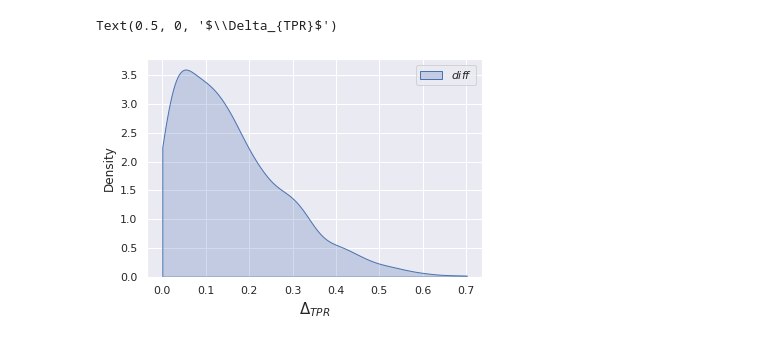
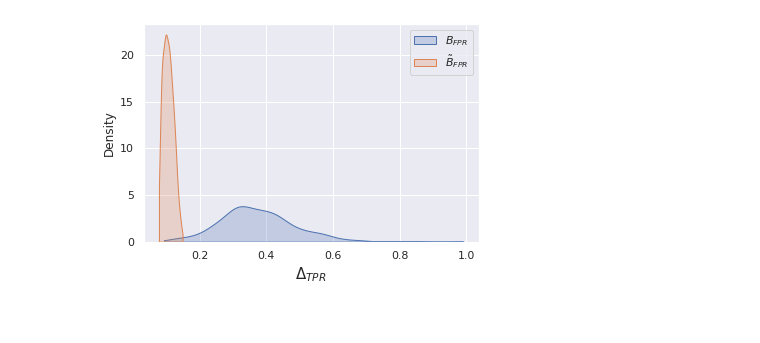
Before and after one commit to beepulbharti/fairness_project, a Jupyter notebook: Experiments/new_Exp2_noAssumption.ipynb, the cells around one changed output. Cells and saved outputs as stored; diff of their text form; code cells hidden in the pictures.

Commit message:
new exp/figures

```diff
--- a/Experiments/new_Exp2_noAssumption.ipynb
+++ b/Experiments/new_Exp2_noAssumption.ipynb
@@ -16,8 +16,8 @@ exp = 2
 
 # Generate data
 n = 10000
-e1 = 1
-e2 = 1
+e1 = 1.5
+e2 = 1.5
 b = 0.05
 group = 1
 X, a, y  = generate_data(n,e1,e2,b,group,exp)
@@ -181,12 +186,11 @@ d2[d2<0] = 0
 # %%
 # Generate KDE Plots
-sns.kdeplot(d1, shade = True, label = r'$diff$',cut = 0)
-# sns.kdeplot(diff_bound[1], shade = True, label = r'$U$ = 0.10',cut = 0)
+sns.kdeplot(diff_bound_fpr_pre[0], shade = True, label = r'$B_{FPR}$',cut = 0)
+sns.kdeplot(diff_bound_fpr_post[0], shade = True, label = r'$\tilde{B}_{FPR}$',cut = 0)
 # sns.kdeplot(diff_bound_tpr_post[0], shade = True, label = r'$After$',cut = 0)
 # sns.kdeplot(diff_bound[3], shade = True, label = r'$U$ = 0.20',cut = 0)
 plt.legend()
 plt.xlabel(r'$\Delta_{TPR}$', fontsize=15)
-# plt.savefig('Figures/newExp2/assump_tpr_bound',bbox_inches="tight")
+plt.savefig('Figures/newExp2/bias_fpr_control',bbox_inches="tight")
 # %% [output]
-Text(0.5, 0, '$\\Delta_{TPR}$')
-[figure, old version]
+[figure, new version]
```
Also changed, not shown: parts of 8 cells of this notebook, 4 other files.
